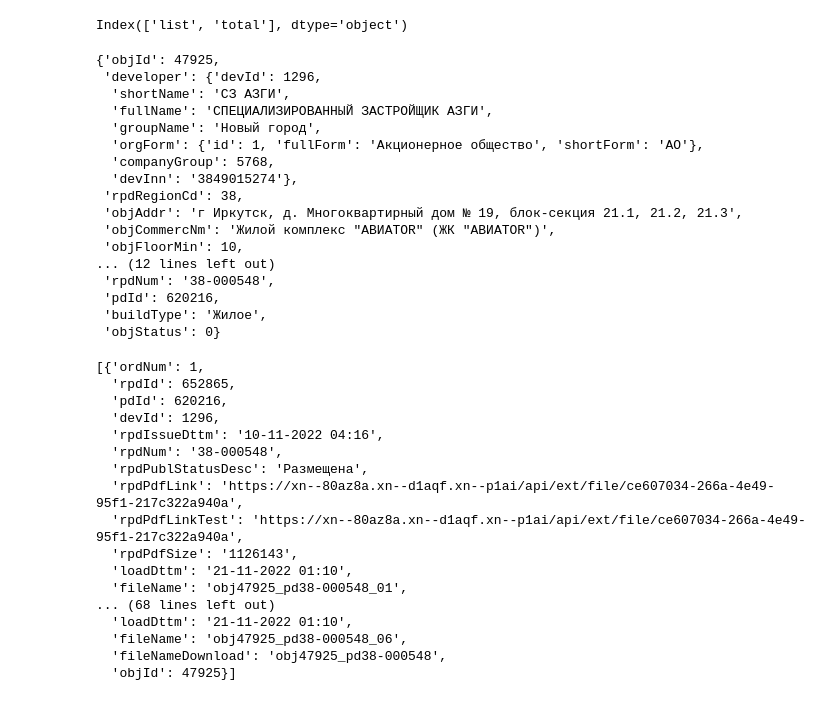
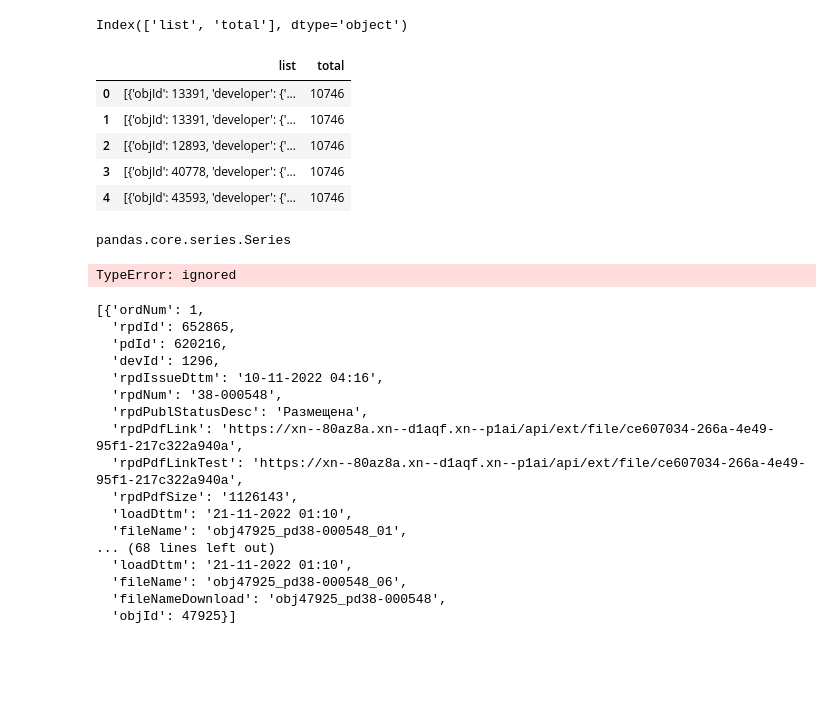
Before and after one commit to EvgenyBelov78/DA1, a Jupyter notebook: NDRF.ipynb, the cells around one changed output. Cells and saved outputs as stored; diff of their text form; code cells hidden in the pictures; blank space fills up the shorter version.

```diff
--- a/NDRF.ipynb
+++ b/NDRF.ipynb
@@ -65,25 +65,18 @@ dffull.columns
 Index(['list', 'total'], dtype='object')
 # %%
 dffull.reset_index(inplace=True)
+# %%
+dffull.head()
+# %% [output]
+|  | list | total |
+| 0 | [{'objId': 13391, 'developer': {'... | 10746 |
+| 1 | [{'objId': 13391, 'developer': {'... | 10746 |
+| 2 | [{'objId': 12893, 'developer': {'... | 10746 |
+| 3 | [{'objId': 40778, 'developer': {'... | 10746 |
+| 4 | [{'objId': 43593, 'developer': {'... | 10746 |
 # %%
 ser= dffull['list']
-# %%
-ser[3][2]
-# %% [output]
-{'objId': 47925,
- 'developer': {'devId': 1296,
-  'shortName': 'СЗ АЗГИ',
-  'fullName': 'СПЕЦИАЛИЗИРОВАННЫЙ ЗАСТРОЙЩИК АЗГИ',
-  'groupName': 'Новый город',
-  'orgForm': {'id': 1, 'fullForm': 'Акционерное общество', 'shortForm': 'АО'},
-  'companyGroup': 5768,
-  'devInn': '3849015274'},
- 'rpdRegionCd': 38,
- 'objAddr': 'г Иркутск, д. Многоквартирный дом № 19, блок-секция 21.1, 21.2, 21.3',
- 'objCommercNm': 'Жилой комплекс "АВИАТОR" (ЖК "АВИАТОR")',
- 'objFloorMin': 10,
-... (12 lines left out)
- 'rpdNum': '38-000548',
- 'pdId': 620216,
- 'buildType': 'Жилое',
- 'objStatus': 0}
+# %%
+type(ser)
+# %% [output]
+pandas.core.series.Series
@@ -90,3 +85,7 @@ ser[3][2]
+# %%
+dfobj[2]
+# %% [output]
+TypeError: ignored
 # %%
 documents = []
 url_doc_list = 'https://наш.дом.рф/сервисы/api/object/47925/document/rpd'
```
Also changed, not shown: parts of 13 cells of this notebook.
